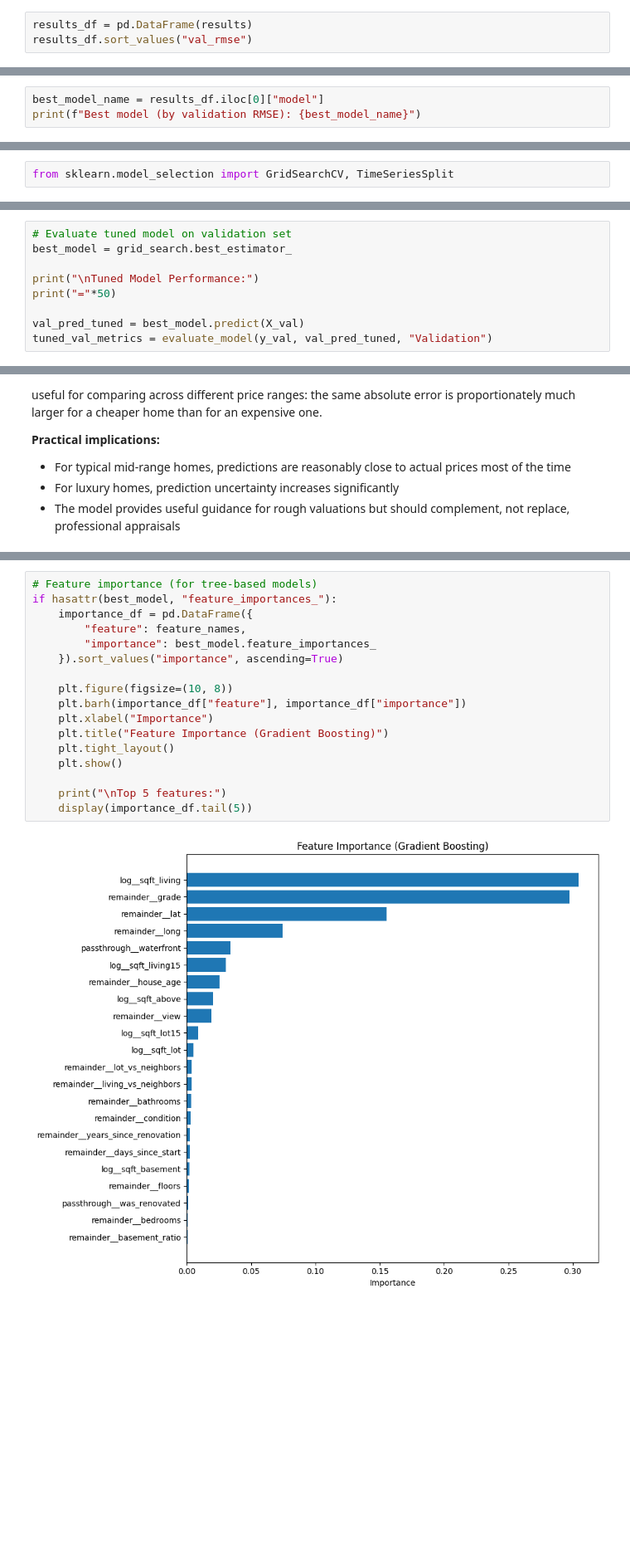
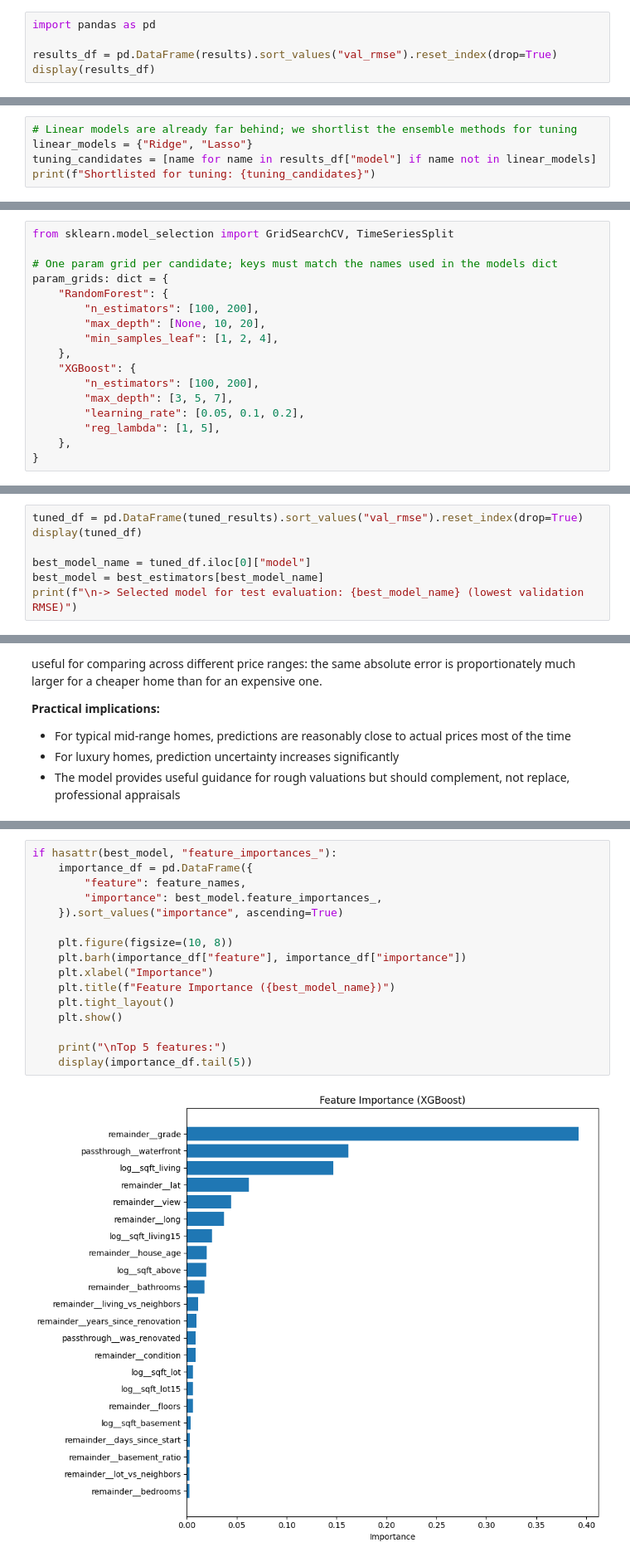
Before and after one commit to avidaldo/king-county, a Jupyter notebook: 05-modeling.ipynb, the cells around one changed output, grey strips where cells are left out. Shown at 83% size. Cells and saved outputs as stored; diff of their text form; blank space fills up the shorter version.

```diff
--- a/05-modeling.ipynb
+++ b/05-modeling.ipynb
@@ -105,5 +132,7 @@ for name, model in models.items():
 # %%
-results_df = pd.DataFrame(results)
-results_df.sort_values("val_rmse")
+import pandas as pd
+
+results_df = pd.DataFrame(results).sort_values("val_rmse").reset_index(drop=True)
+display(results_df)
 # %% [output]
 |  | model | train_rmse | train_r2 | val_rmse | val_r2 | val_mae | val_mape |
@@ -149,4 +175,6 @@ Based on validation performance, we select the best model for hyperparameter tun
 # %%
-best_model_name = results_df.iloc[0]["model"]
-print(f"Best model (by validation RMSE): {best_model_name}")
+# Linear models are already far behind; we shortlist the ensemble methods for tuning
+linear_models = {"Ridge", "Lasso"}
+tuning_candidates = [name for name in results_df["model"] if name not in linear_models]
+print(f"Shortlisted for tuning: {tuning_candidates}")
 # %% [output]
@@ -162,3 +202,18 @@ We tune the best model using the training set.
 # %%
 from sklearn.model_selection import GridSearchCV, TimeSeriesSplit
+
+# One param grid per candidate; keys must match the names used in the models dict
+param_grids: dict = {
+    "RandomForest": {
+        "n_estimators": [100, 200],
+        "max_depth": [None, 10, 20],
+        "min_samples_leaf": [1, 2, 4],
+    },
+    "XGBoost": {
+        "n_estimators": [100, 200],
+        "max_depth": [3, 5, 7],
+        "learning_rate": [0.05, 0.1, 0.2],
+        "reg_lambda": [1, 5],
+    },
+}
 # %%
@@ -202,10 +266,8 @@ Best CV score (RMSE): $118,991
 # %%
-# Evaluate tuned model on validation set
-best_model = grid_search.best_estimator_
+tuned_df = pd.DataFrame(tuned_results).sort_values("val_rmse").reset_index(drop=True)
+display(tuned_df)
 
-print("\nTuned Model Performance:")
-print("="*50)
-
-val_pred_tuned = best_model.predict(X_val)
-tuned_val_metrics = evaluate_model(y_val, val_pred_tuned, "Validation")
+best_model_name = tuned_df.iloc[0]["model"]
+best_model = best_estimators[best_model_name]
+print(f"\n-> Selected model for test evaluation: {best_model_name} (lowest validation RMSE)")
 # %% [output]
@@ -270,21 +340,20 @@ plt.show()
 # %%
-# Feature importance (for tree-based models)
 if hasattr(best_model, "feature_importances_"):
     importance_df = pd.DataFrame({
         "feature": feature_names,
-        "importance": best_model.feature_importances_
+        "importance": best_model.feature_importances_,
     }).sort_values("importance", ascending=True)
 
     plt.figure(figsize=(10, 8))
     plt.barh(importance_df["feature"], importance_df["importance"])
     plt.xlabel("Importance")
-    plt.title("Feature Importance (Gradient Boosting)")
+    plt.title(f"Feature Importance ({best_model_name})")
     plt.tight_layout()
     plt.show()
 
     print("\nTop 5 features:")
     display(importance_df.tail(5))
 # %% [output]
-[figure, old version]
+[figure, new version]
 Top 5 features:
 |  | feature | importance |
```
Also changed, not shown: parts of 33 cells of this notebook, 2 other files.
